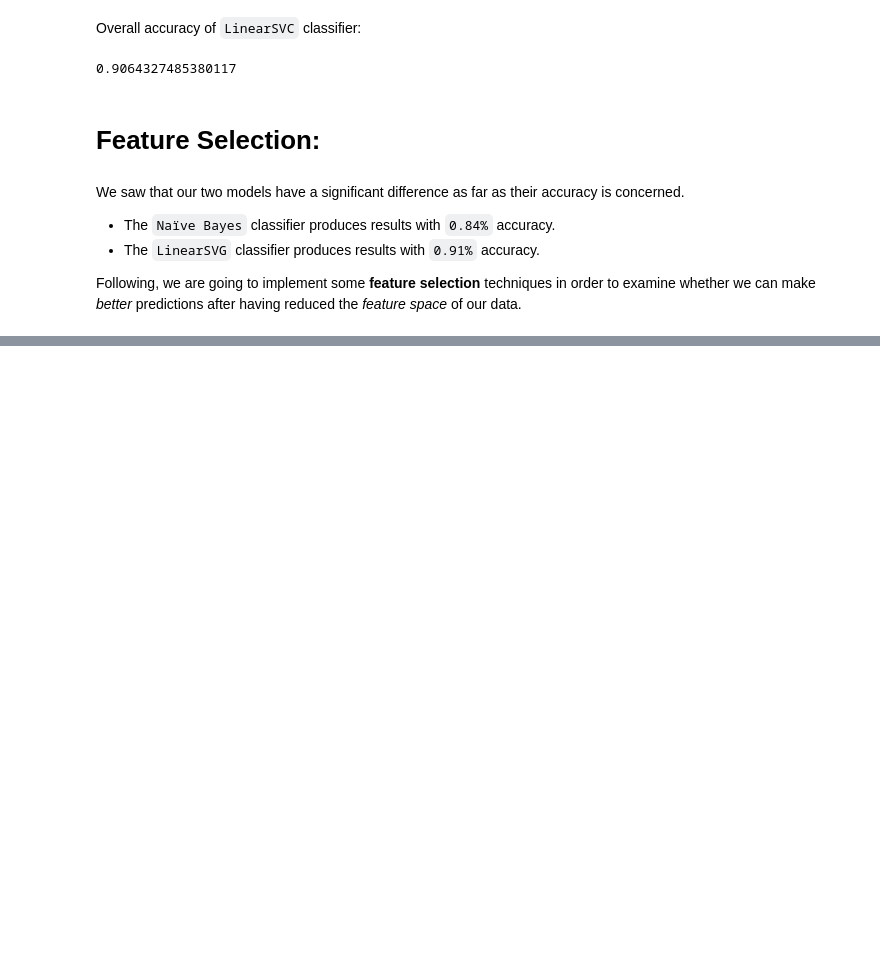
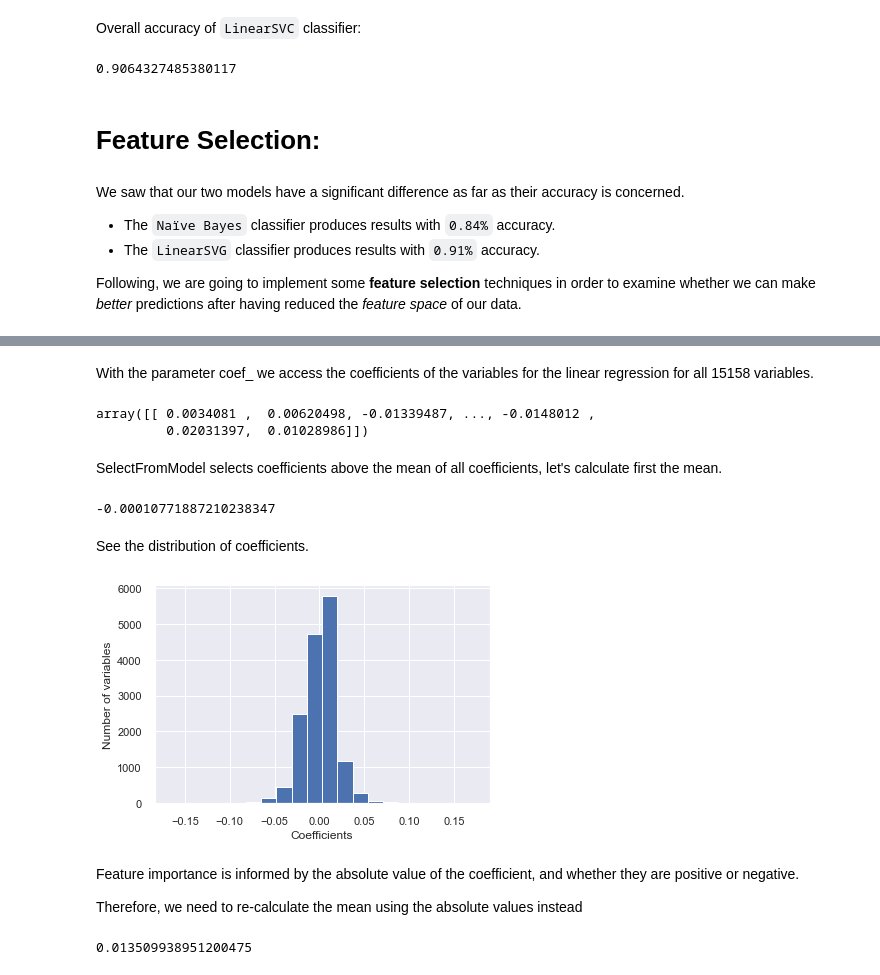
Before and after one commit to openlabathens/article-classification, a Jupyter notebook: report.ipynb, the cells around one changed output, grey strips where cells are left out. Saved outputs shown, nothing was run; the diff lists cells and outputs as text; code cells hidden in the pictures; blank space fills up the shorter version.

Commit message:
ADD: feature selection using Logistic Regression Coefficients

```diff
--- a/report.ipynb
+++ b/report.ipynb
@@ -211,12 +212,12 @@ X_train_tfidf.shape
 We are experimenting two algorithms: `Naïve Bayes` and `LinearSVC`.
 # %%
 # Naïve Bayes:
-text_clf_nb = Pipeline([('tfidf', TfidfVectorizer()),
+text_clf_nb = Pipeline([('tfidf', vectorizer),
                      ('clf', MultinomialNB()),
 ])
 
 # Linear SVC:
-text_clf_lsvc = Pipeline([('tfidf', TfidfVectorizer()),
+text_clf_lsvc = Pipeline([('tfidf', vectorizer),
                      ('clf', LinearSVC()),
 ])
 # %% [markdown]
@@ -318,0 +324,4 @@ Following, we are going to implement some **feature selection** techniques in or
+# %%
+import scipy.sparse
+
+X_train_df = pd.DataFrame.sparse.from_spmatrix(X_train_tfidf)
@@ -318,0 +330,3 @@ Following, we are going to implement some **feature selection** techniques in or
+# %%
+scaler = StandardScaler(with_mean=False)
+scaler.fit(X_train_df)
@@ -318,0 +335,5 @@ Following, we are going to implement some **feature selection** techniques in or
+# %%
+sel_ = SelectFromModel(
+    LogisticRegression(C=1000, penalty='l2', max_iter=300, random_state=12))
+
+sel_.fit(scaler.transform(X_train_df), y_train)
@@ -318,0 +355,30 @@ Following, we are going to implement some **feature selection** techniques in or
+# %% [markdown]
+With the parameter coef_ we access the coefficients of the variables for the linear regression for all 15158 variables.
+# %%
+sel_.estimator_.coef_
+# %% [output]
+array([[ 0.0034081 ,  0.00620498, -0.01339487, ..., -0.0148012 ,
+         0.02031397,  0.01028986]])
+# %% [markdown]
+SelectFromModel selects coefficients above the mean of all coefficients, let's calculate first the mean.
+# %%
+sel_.estimator_.coef_.mean()
+# %% [output]
+-0.00010771887210238347
+# %% [markdown]
+See the distribution of coefficients.
+# %%
+pd.Series(sel_.estimator_.coef_.ravel()).hist(bins=20)
+plt.xlabel('Coefficients')
+plt.ylabel('Number of variables')
+plt.show()
+# %% [output]
+[figure, added]
+# %% [markdown]
+Feature importance is informed by the absolute value of the coefficient, and whether they are positive or negative.
+
+Therefore, we need to re-calculate the mean using the absolute values instead
+# %%
+np.abs(sel_.estimator_.coef_).mean()
+# %% [output]
+0.013509938951200475
```
Also changed, not shown: parts of 15 cells of this notebook.
